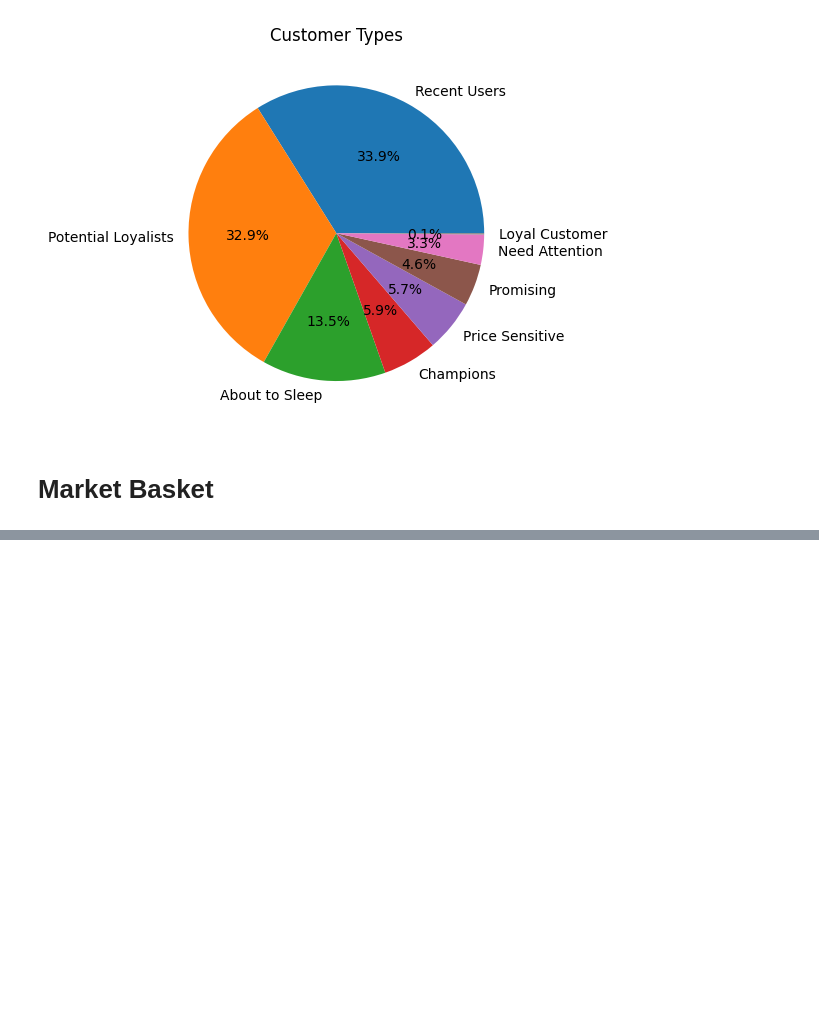
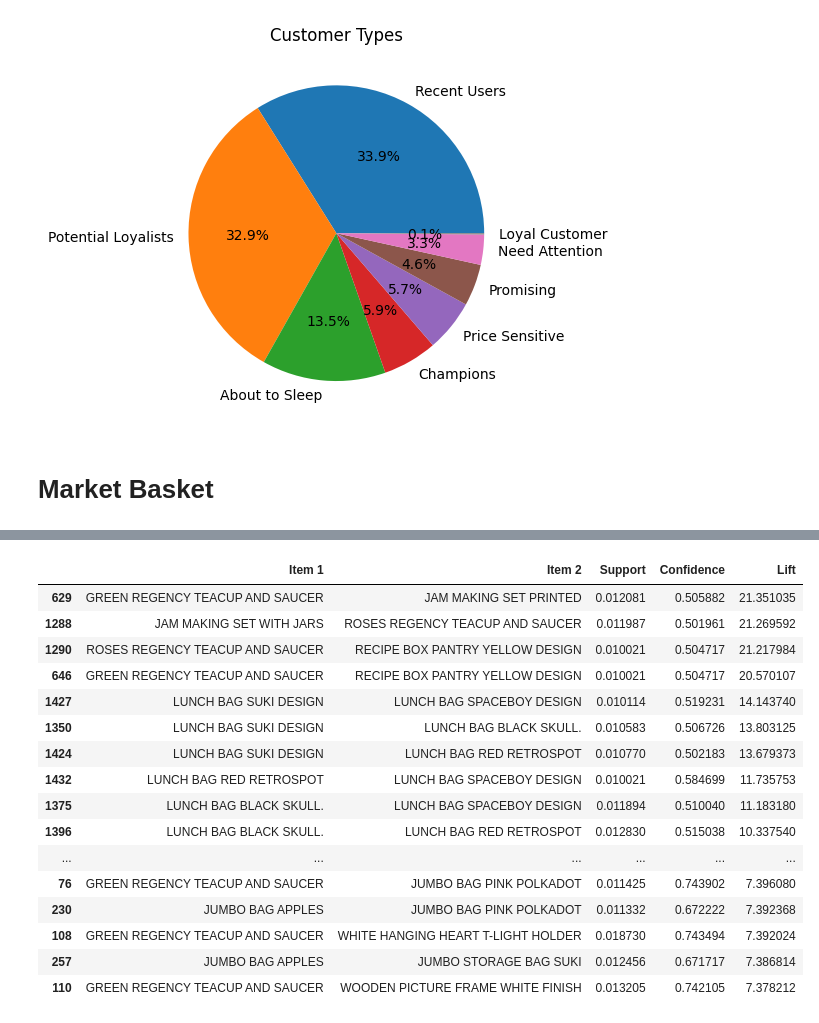
Before and after one commit to veryloooong/hust-project-1, a Jupyter notebook: recommender.ipynb, the cells around one changed output, grey strips where cells are left out. Saved outputs shown, nothing was run; the diff lists cells and outputs as text; code cells hidden in the pictures; blank space fills up the shorter version.

```diff
--- a/recommender.ipynb
+++ b/recommender.ipynb
@@ -119,0 +177,51 @@ product_count.plot.bar()
+# %%
+# preprocess the data for apriori
+records = []
+for i in range(df_mba.shape[0]):
+  records.append([str(df_mba.values[i, j]) for j in range(df_mba.shape[1])])
+# %%
+from apyori import apriori
+
+association_rules = apriori(records, min_support=0.01, min_confidence=0.5, min_lift=3, min_length=2)
+association_results = list(association_rules)
+# %%
+# convert the results to a DataFrame
+results = []
+
+for item in association_results:
+  pair = item[0]
+  items = [x for x in pair]
+  value0 = str(items[0])
+  value1 = str(items[1])
+
+  value2 = float(str(item[1]))
+  value3 = float(str(item[2][0][2]))
+  value4 = float(str(item[2][0][3]))
+
+  rows = (value0, value1, value2, value3, value4)
+  results.append(rows)
+
+df_results = pd.DataFrame(results, columns=['Item 1', 'Item 2', 'Support', 'Confidence', 'Lift'])
+
+df_results = df_results.sort_values('Lift', ascending=False)
+df_results = df_results.drop_duplicates(subset=['Item 1', 'Item 2'])
+df_results = df_results.dropna()
+df_results.head(50)
+# %% [output]
+|  | Item 1 | Item 2 | Support | Confidence | Lift |
+| 629 | GREEN REGENCY TEACUP AND SAUCER | JAM MAKING SET PRINTED | 0.012081 | 0.505882 | 21.351035 |
+| 1288 | JAM MAKING SET WITH JARS | ROSES REGENCY TEACUP AND SAUCER | 0.011987 | 0.501961 | 21.269592 |
+| 1290 | ROSES REGENCY TEACUP AND SAUCER | RECIPE BOX PANTRY YELLOW DESIGN | 0.010021 | 0.504717 | 21.217984 |
+| 646 | GREEN REGENCY TEACUP AND SAUCER | RECIPE BOX PANTRY YELLOW DESIGN | 0.010021 | 0.504717 | 20.570107 |
+| 1427 | LUNCH BAG SUKI DESIGN | LUNCH BAG SPACEBOY DESIGN | 0.010114 | 0.519231 | 14.143740 |
+| 1350 | LUNCH BAG SUKI DESIGN | LUNCH BAG BLACK SKULL. | 0.010583 | 0.506726 | 13.803125 |
+| 1424 | LUNCH BAG SUKI DESIGN | LUNCH BAG RED RETROSPOT | 0.010770 | 0.502183 | 13.679373 |
+| 1432 | LUNCH BAG RED RETROSPOT | LUNCH BAG SPACEBOY DESIGN | 0.010021 | 0.584699 | 11.735753 |
+| 1375 | LUNCH BAG BLACK SKULL. | LUNCH BAG SPACEBOY DESIGN | 0.011894 | 0.510040 | 11.183180 |
+| 1396 | LUNCH BAG BLACK SKULL. | LUNCH BAG RED RETROSPOT | 0.012830 | 0.515038 | 10.337540 |
+| ... | ... | ... | ... | ... | ... |
+| 76 | GREEN REGENCY TEACUP AND SAUCER | JUMBO BAG PINK POLKADOT | 0.011425 | 0.743902 | 7.396080 |
+| 230 | JUMBO BAG APPLES | JUMBO BAG PINK POLKADOT | 0.011332 | 0.672222 | 7.392368 |
+| 108 | GREEN REGENCY TEACUP AND SAUCER | WHITE HANGING HEART T-LIGHT HOLDER | 0.018730 | 0.743494 | 7.392024 |
+| 257 | JUMBO BAG APPLES | JUMBO STORAGE BAG SUKI | 0.012456 | 0.671717 | 7.386814 |
+| 110 | GREEN REGENCY TEACUP AND SAUCER | WOODEN PICTURE FRAME WHITE FINISH | 0.013205 | 0.742105 | 7.378212 |
```
Also changed, not shown: parts of 6 cells of this notebook, 1 other file.
